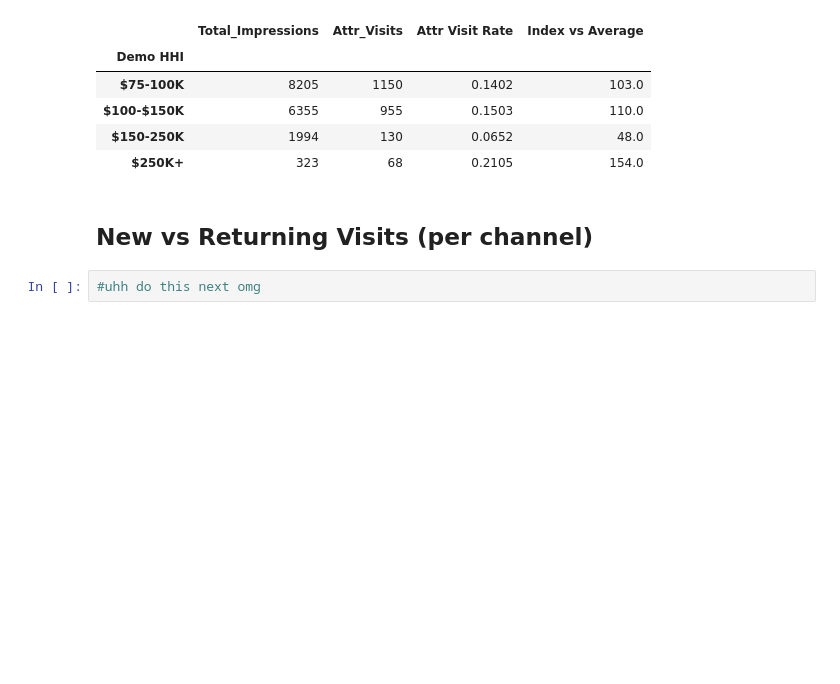
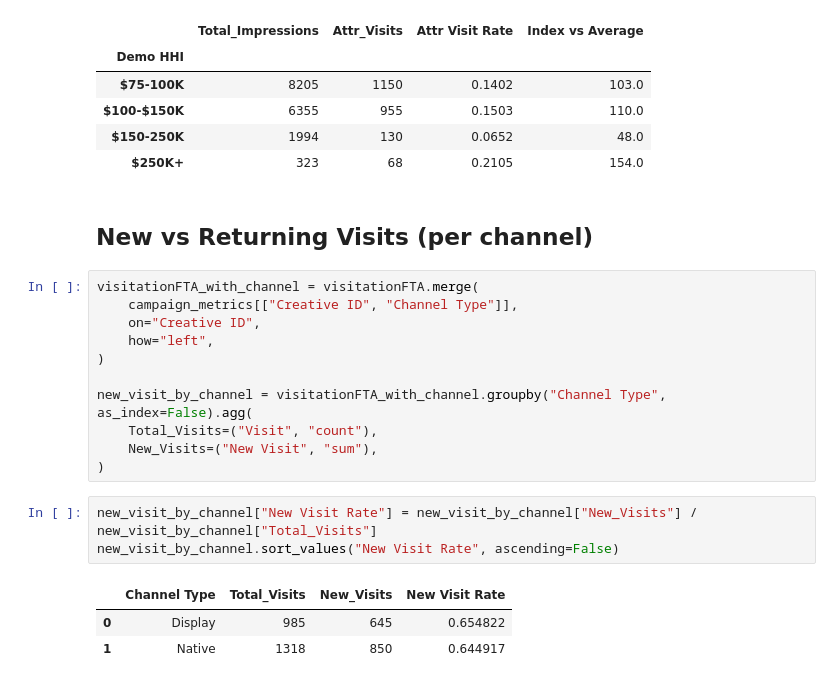
Before and after one commit to EzraGoldberg/portfolio-projects, a Jupyter notebook: 2. Tech Interview Prep/Weather Adtech Data Science/notebooks/Case_Study.ipynb, the cells around one changed output. Drawn from its saved outputs; the diff is of its cells as text; blank space fills up the shorter version.

```diff
--- a/2. Tech Interview Prep/Weather Adtech Data Science/notebooks/Case_Study.ipynb
+++ b/2. Tech Interview Prep/Weather Adtech Data Science/notebooks/Case_Study.ipynb
@@ -1033,4 +1035,20 @@ hhi_Demo_df
 # %% [markdown]
 ## New vs Returning Visits (per channel)
 # %%
-#uhh do this next omg
+visitationFTA_with_channel = visitationFTA.merge(
+    campaign_metrics[["Creative ID", "Channel Type"]],
+    on="Creative ID",
+    how="left",
+)
+
+new_visit_by_channel = visitationFTA_with_channel.groupby("Channel Type", as_index=False).agg(
+    Total_Visits=("Visit", "count"),
+    New_Visits=("New Visit", "sum"),
+)
+# %%
+new_visit_by_channel["New Visit Rate"] = new_visit_by_channel["New_Visits"] / new_visit_by_channel["Total_Visits"]
+new_visit_by_channel.sort_values("New Visit Rate", ascending=False)
+# %% [output]
+|  | Channel Type | Total_Visits | New_Visits | New Visit Rate |
+| 0 | Display | 985 | 645 | 0.654822 |
+| 1 | Native | 1318 | 850 | 0.644917 |
```
Also changed, not shown: parts of 9 cells of this notebook, 4 other files.
